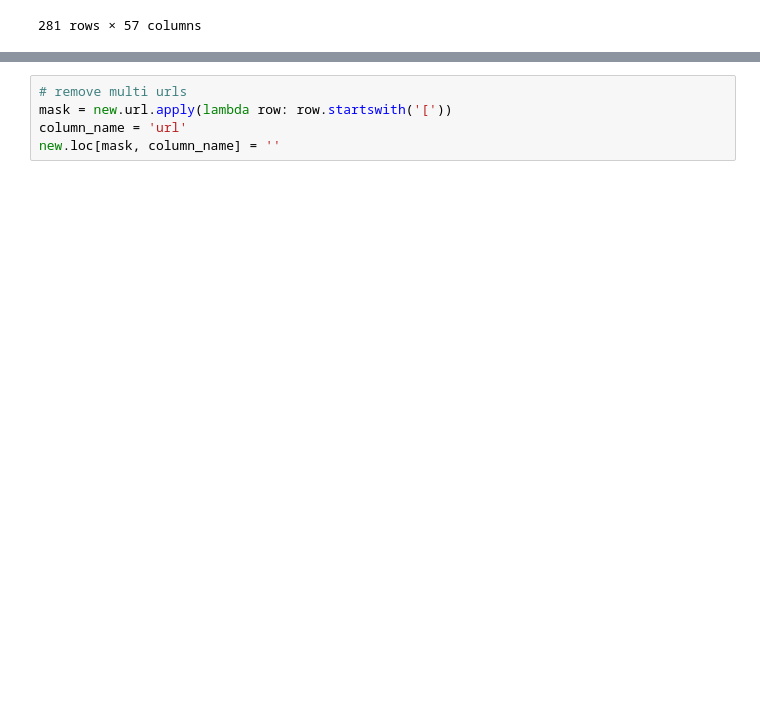
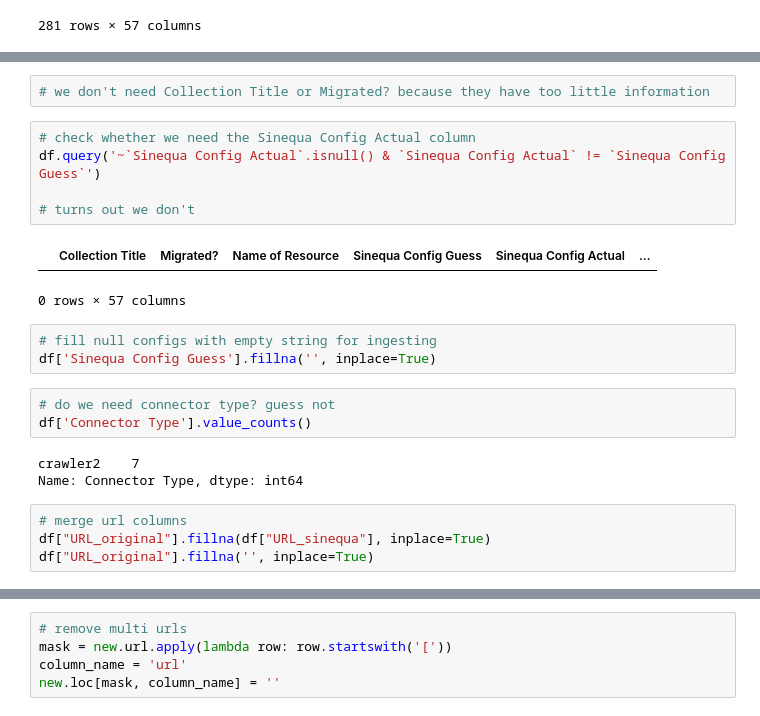
Before and after one commit to NASA-IMPACT/COSMOS, a Jupyter notebook: spreadsheet_scripts/get_django_ready_csv_from_spreadsheet.ipynb, the cells around one changed output, grey strips where cells are left out. Saved outputs shown, nothing was run; the diff lists cells and outputs as text; blank space fills up the shorter version.

```diff
--- a/spreadsheet_scripts/get_django_ready_csv_from_spreadsheet.ipynb
+++ b/spreadsheet_scripts/get_django_ready_csv_from_spreadsheet.ipynb
@@ -142,0 +42,23 @@ new
+# %%
+# we don't need Collection Title or Migrated? because they have too little information
+# %%
+# check whether we need the Sinequa Config Actual column
+df.query('~`Sinequa Config Actual`.isnull() & `Sinequa Config Actual` != `Sinequa Config Guess`')
+
+# turns out we don't
+# %% [output]
+|  | Collection Title | Migrated? | Name of Resource | Sinequa Config Guess | Sinequa Config Actual | ... |
+0 rows × 57 columns
+# %%
+# fill null configs with empty string for ingesting
+df['Sinequa Config Guess'].fillna('', inplace=True)
+# %%
+# do we need connector type? guess not
+df['Connector Type'].value_counts()
+# %% [output]
+crawler2    7
+Name: Connector Type, dtype: int64
+# %%
+# merge url columns
+df["URL_original"].fillna(df["URL_sinequa"], inplace=True)
+df["URL_original"].fillna('', inplace=True)
```
Also changed, not shown: parts of 40 cells of this notebook.
